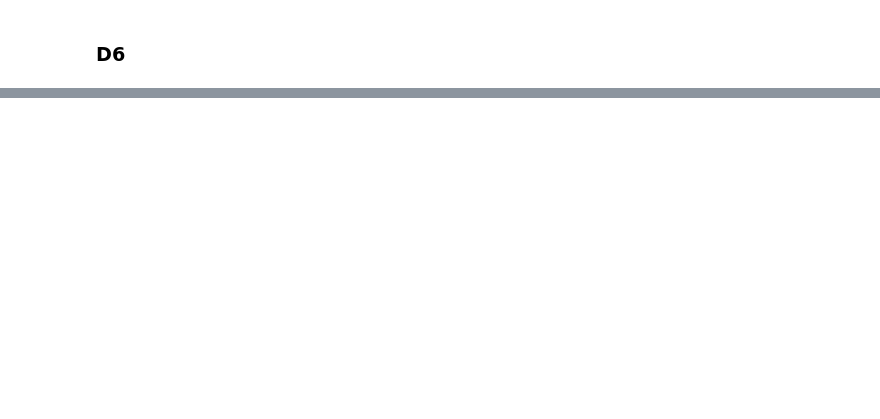
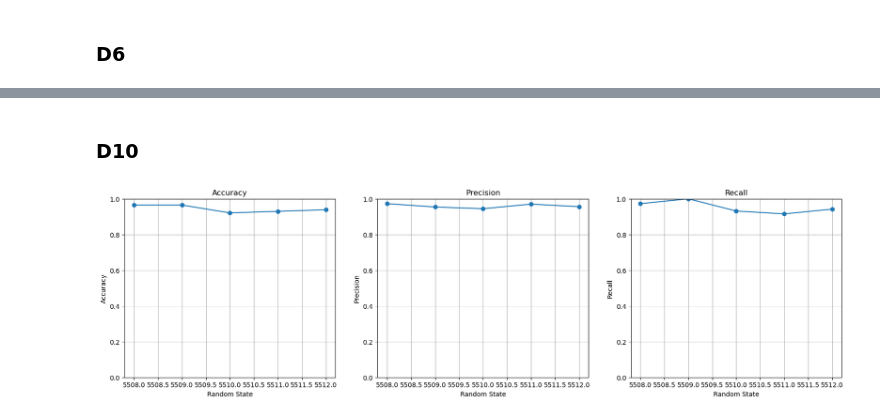
Before and after one commit to AmmadR/cits5508assig2, a Jupyter notebook: assig2_23853569.ipynb, the cells around one changed output, grey strips where cells are left out. Drawn from its saved outputs; the diff is of its cells as text; code cells hidden in the pictures; blank space fills up the shorter version.

```diff
--- a/assig2_23853569.ipynb
+++ b/assig2_23853569.ipynb
@@ -144,0 +168,47 @@ Benign             3      70
+# %% [markdown]
+### D10
+# %%
+# Initialise
+random_states = [5508, 5509, 5510, 5511, 5512]  # Random states for the splits
+results = []
+
+for state in random_states:
+
+    # Split the data
+    X_train, X_test, y_train, y_test = train_test_split(df_sorted.drop("target", axis=1),
+                                                        df_sorted["target"],
+                                                        test_size=0.2,
+                                                        random_state=state)
+
+    # Train the decision tree
+    tree_clf = DecisionTreeClassifier(random_state=5508)
+    tree_clf.fit(X_train, y_train)
+
+    # Make predictions on the test set
+    y_pred_test = tree_clf.predict(X_test)
+
+    # Calculate performance measures
+    accuracy = accuracy_score(y_test, y_pred_test)
+    precision = precision_score(y_test, y_pred_test)
+    recall = recall_score(y_test, y_pred_test)
+
+    # Store results
+    results.append((accuracy, precision, recall))
+
+# Prepare to plot
+results = np.array(results)
+titles = ["Accuracy", "Precision", "Recall"]
+fig, axes = plt.subplots(1, 3, figsize=(20, 5))
+
+# Plot random states via the three graphs
+for i, ax in enumerate(axes):
+    ax.plot(random_states, results[:, i], marker="o")
+    ax.set_title(titles[i])
+    ax.set_xlabel("Random State")
+    ax.set_ylabel(titles[i])
+    ax.set_ylim(0, 1) # Ensure between 0 and 1
+    ax.grid(True)
+
+plt.show()
+# %% [output]
+[figure, added]
```
Also changed, not shown: parts of 11 cells of this notebook.
